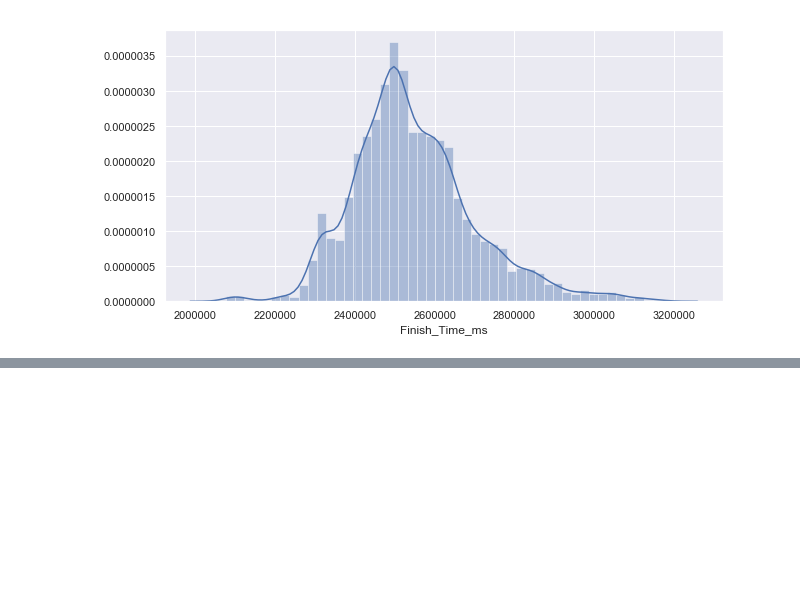
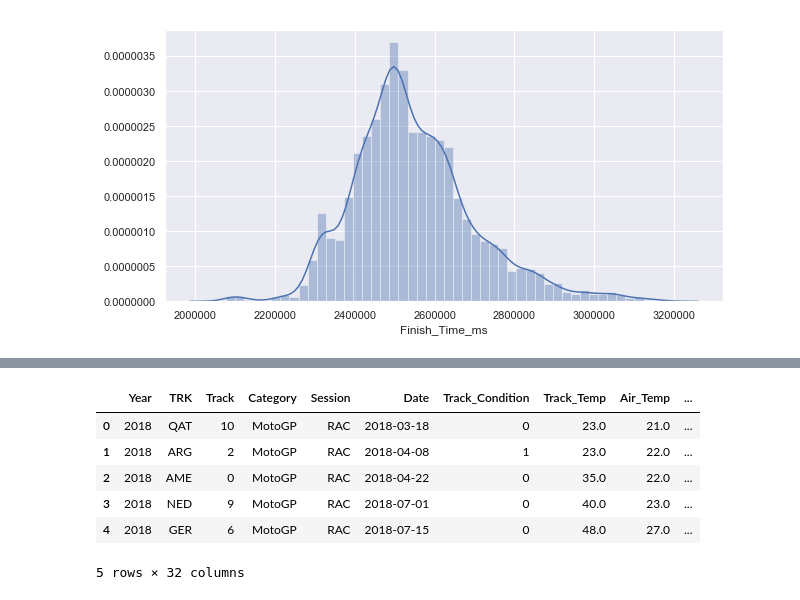
Before and after one commit to GrumpiestToast/motoGP_data, a Jupyter notebook: GP_model.ipynb, the cells around one changed output, grey strips where cells are left out. Drawn from its saved outputs; the diff is of its cells as text; code cells hidden in the pictures; blank space fills up the shorter version.

```diff
--- a/GP_model.ipynb
+++ b/GP_model.ipynb
@@ -147,0 +168,8 @@ sns.distplot(df_c_normal.Finish_Time_ms);
+# %%
+df_rider_mean = (df
+                 .groupby(['Rider_Name'])['Points']
+                 .mean().reset_index()
+                 .sort_values(by='Points', ascending=False)
+                )
+df_rider_mean.rename(columns={'Points':'points_mean'}, inplace=True)
+df_rider_mean.head(20)
@@ -147,0 +198,18 @@ sns.distplot(df_c_normal.Finish_Time_ms);
+# %%
+df_model_encoded = df_model_prepped.copy()
+
+from sklearn.preprocessing import LabelEncoder
+
+lb_make = LabelEncoder()
+df_merged_encoded['Track_Condition'] = lb_make.fit_transform(df_model_prepped['Track_Condition'])
+df_merged_encoded['Track'] = lb_make.fit_transform(df_model_prepped['Track'])
+#df_merged_encoded['Rider_Name'] = lb_make.fit_transform(df_merged['Track'])
+df_merged_encoded.head()
+# %% [output]
+|  | Year | TRK | Track | Category | Session | Date | Track_Condition | Track_Temp | Air_Temp | ... |
+| 0 | 2018 | QAT | 10 | MotoGP | RAC | 2018-03-18 | 0 | 23.0 | 21.0 | ... |
+| 1 | 2018 | ARG | 2 | MotoGP | RAC | 2018-04-08 | 1 | 23.0 | 22.0 | ... |
+| 2 | 2018 | AME | 0 | MotoGP | RAC | 2018-04-22 | 0 | 35.0 | 22.0 | ... |
+| 3 | 2018 | NED | 9 | MotoGP | RAC | 2018-07-01 | 0 | 40.0 | 23.0 | ... |
+| 4 | 2018 | GER | 6 | MotoGP | RAC | 2018-07-15 | 0 | 48.0 | 27.0 | ... |
+5 rows × 32 columns
```
Also changed, not shown: parts of 28 cells of this notebook, 2 other files.
